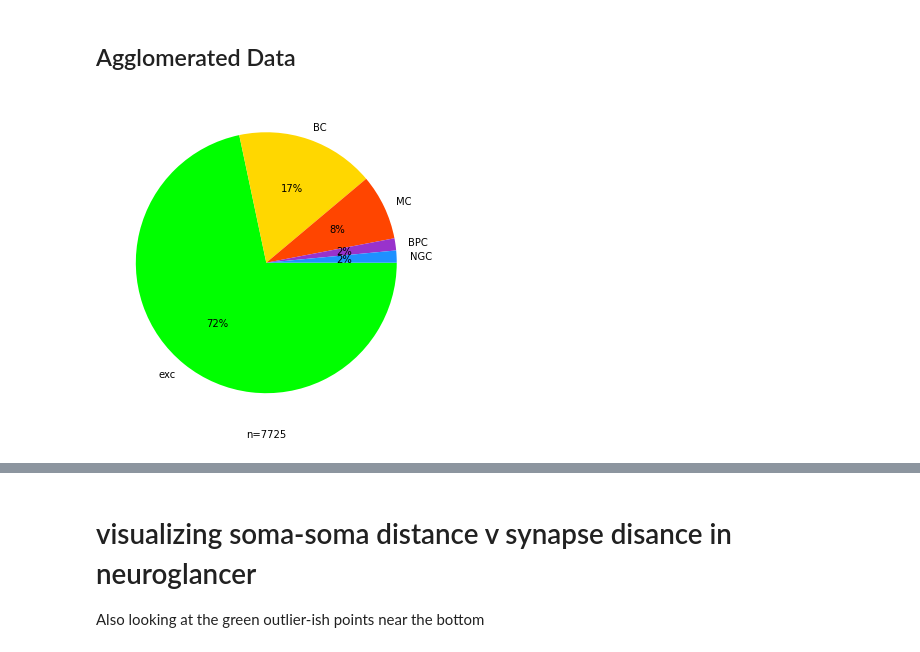
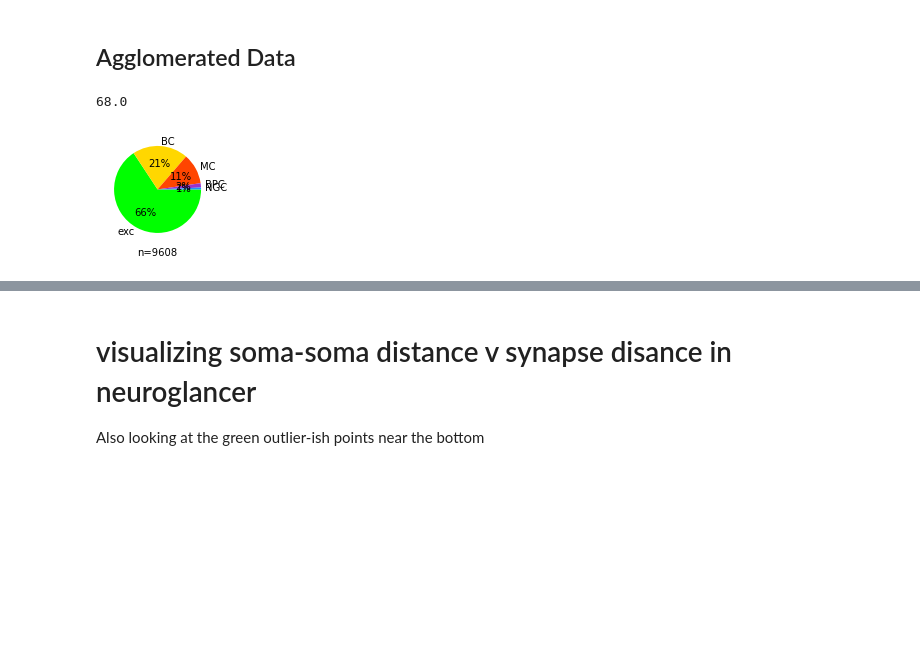
Before and after one commit to AlexTMallen/microns-synapse, a Jupyter notebook: src/subclass_cumulative_analysis.ipynb, the cells around one changed output, grey strips where cells are left out. Cells and saved outputs as stored; diff of their text form; code cells hidden in the pictures; blank space fills up the shorter version.

```diff
--- a/src/subclass_cumulative_analysis.ipynb
+++ b/src/subclass_cumulative_analysis.ipynb
@@ -9,7 +9,7 @@ import warnings
 # %%
 cache_dir="..\\data\\"
 # %%
-results_dir = os.path.join(cache_dir, "results", "5P_IT-clean-subclass")
+results_dir = os.path.join(cache_dir, "results", "4P-clean-subclass")
 cumul_results_dir = os.path.join(results_dir, "cumulative")
 cumul_results_dict = dict()
 results_files = os.listdir(results_dir)
@@ -133,15 +138,19 @@ plot_colors = ["lime", "gold", "orangered", "darkorchid", "dodgerblue"]
 type_colors = dict(zip(cell_types, plot_colors))
 # %% [markdown]
 ## Agglomerated Data
+# %%
+n * p_post_syn_type_given_pre["NGC"]
+# %% [output]
+68.0
 # %%
-fig, ax = plt.subplots(figsize=(6, 6))
-inh_ps = list(p_post_syn_type_given_pre_23P.values())
+fig, ax = plt.subplots(figsize=(2, 2))
+inh_ps = list(p_post_syn_type_given_pre.values())
 ps = [1 - sum(inh_ps)] + inh_ps
 ax.pie(ps, labels=cell_types, colors=plot_colors, autopct=lambda p: str(round(p)) + "%", counterclock=False)
 ax.set_xlabel("n=" + str(n))
 plt.show()
 # %% [output]
-[figure, old version]
+[figure, new version]
 # %%
 fig.savefig(os.path.join(cumul_results_dir, results_fname + "_pie.png"))
 # %%
```
Also changed, not shown: parts of 20 cells of this notebook, 1 other file.
